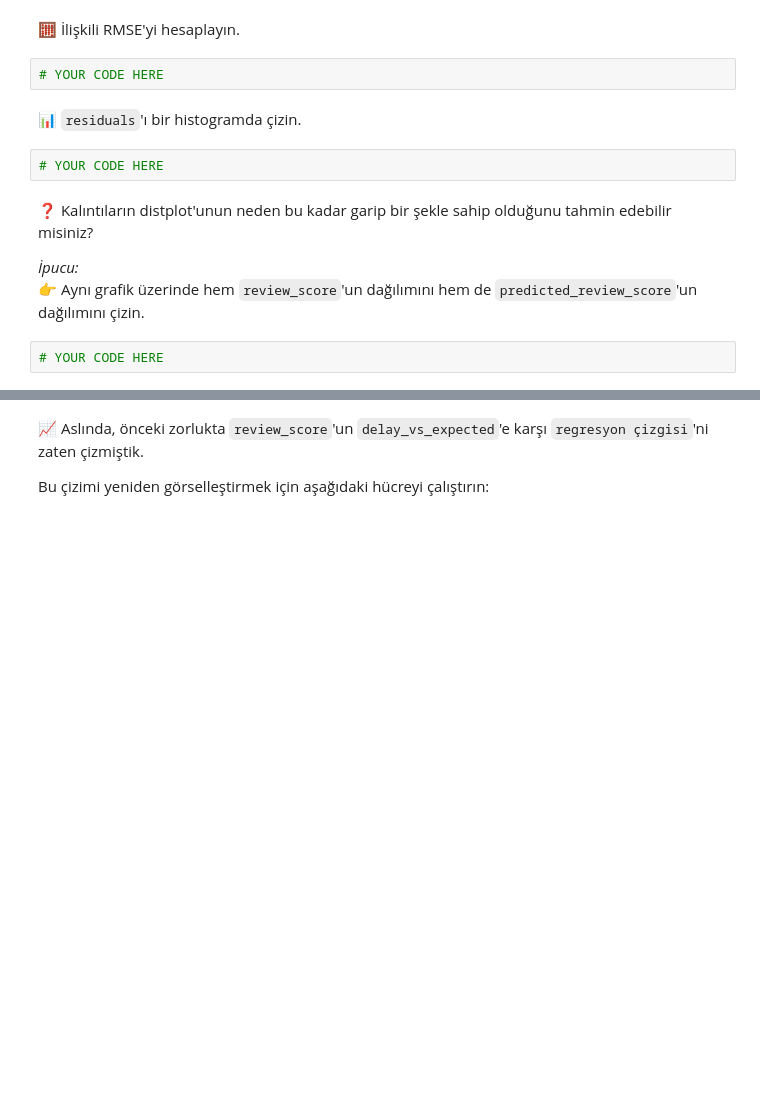
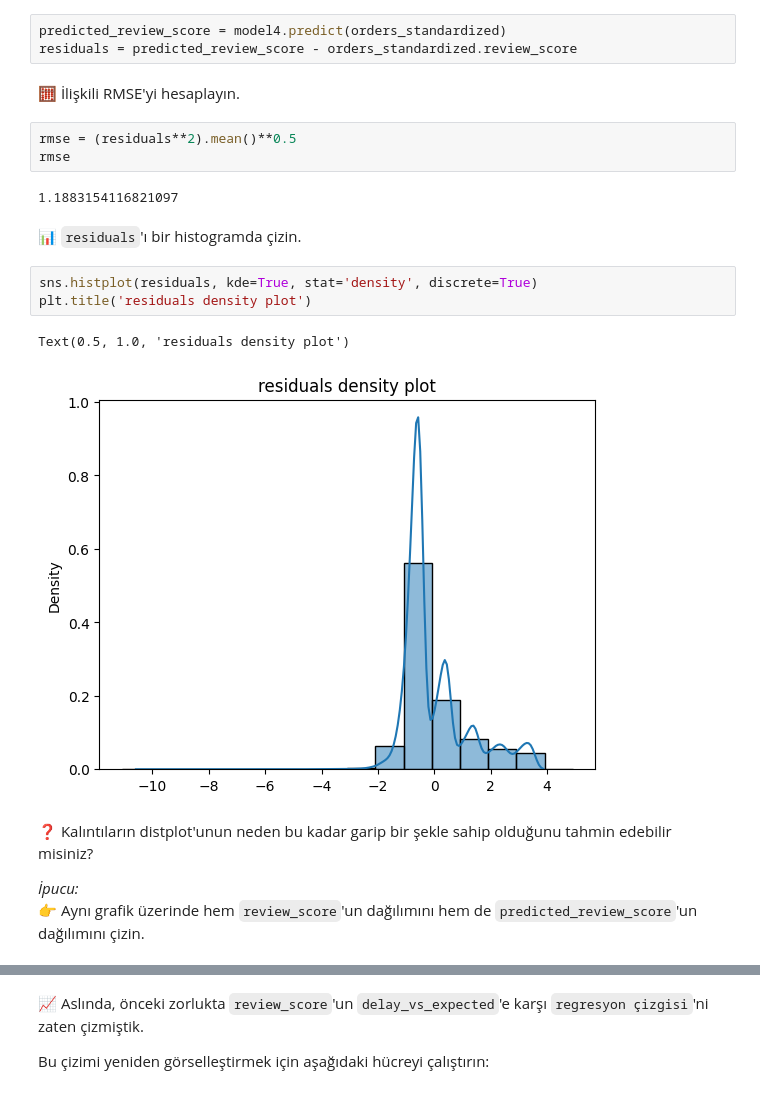
Before and after one commit to tmy-datamesa/data-orders-regression, a Jupyter notebook: orders_regression.ipynb, the cells around one changed output, grey strips where cells are left out. Drawn from its saved outputs; the diff is of its cells as text; blank space fills up the shorter version.

```diff
--- a/orders_regression.ipynb
+++ b/orders_regression.ipynb
@@ -437,15 +487,23 @@ Kalıntıların ortalamasının 0'a eşit olduğunu görmelisiniz (doğrusal reg
+# %%
+predicted_review_score = model4.predict(orders_standardized)
+residuals = predicted_review_score - orders_standardized.review_score
 # %% [markdown]
 🧮 İlişkili RMSE'yi hesaplayın.
-# %%
-# YOUR CODE HERE
+# %%
+rmse = (residuals**2).mean()**0.5
+rmse
+# %% [output]
+1.1883154116821097
 # %% [markdown]
 📊 `residuals`'ı bir histogramda çizin.
-# %%
-# YOUR CODE HERE
+# %%
+sns.histplot(residuals, kde=True, stat='density', discrete=True)
+plt.title('residuals density plot')
+# %% [output]
+Text(0.5, 1.0, 'residuals density plot')
+[figure, added]
 # %% [markdown]
 ❓ Kalıntıların distplot'unun neden bu kadar garip bir şekle sahip olduğunu tahmin edebilir misiniz?
 
 *İpucu:*<br/>
 👉 Aynı grafik üzerinde hem `review_score`'un dağılımını hem de `predicted_review_score`'un dağılımını çizin.
-# %%
-# YOUR CODE HERE
```
Also changed, not shown: parts of 11 cells of this notebook.
